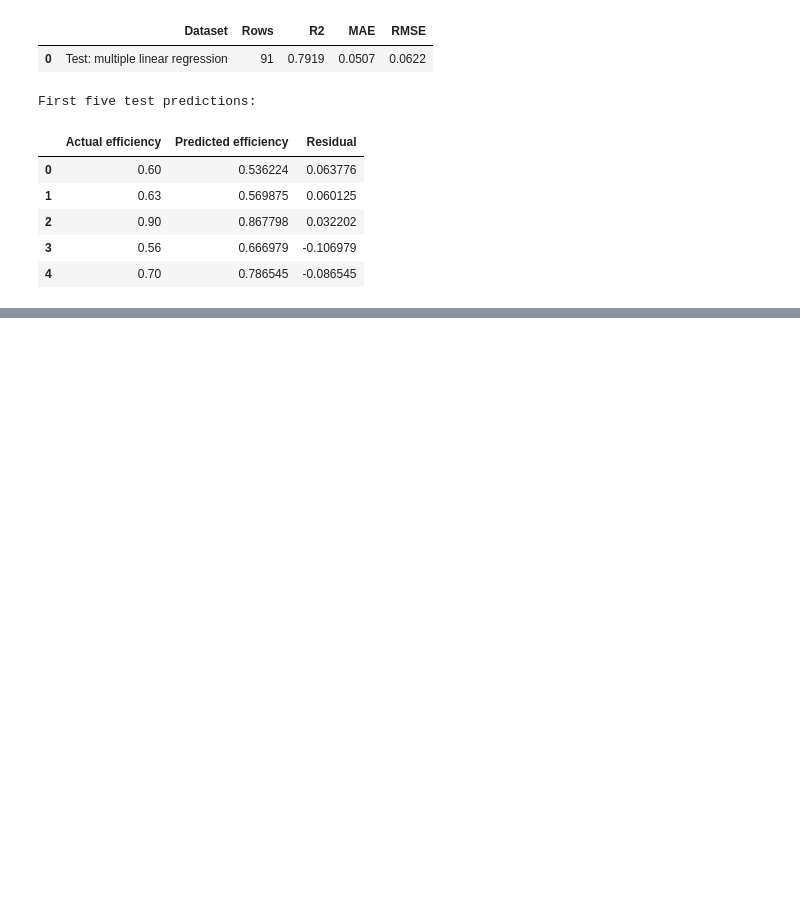
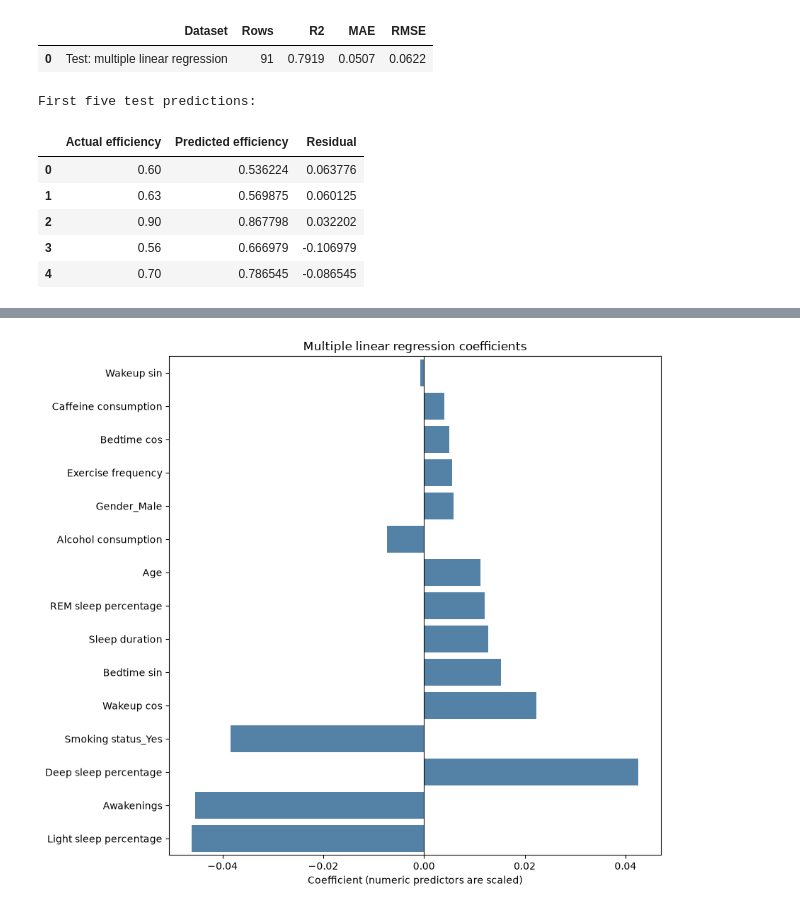
Before and after one commit to DadhaniyaAryan/sleep-efficiency-regression, a Jupyter notebook: main.ipynb, the cells around one changed output, grey strips where cells are left out. Drawn from its saved outputs; the diff is of its cells as text; code cells hidden in the pictures; blank space fills up the shorter version.

```diff
--- a/main.ipynb
+++ b/main.ipynb
@@ -236,0 +272,21 @@ First five test predictions:
+# %%
+### 8.2 Regression Coefficient Analysis
+feature_names = model.named_steps["preprocessor"].get_feature_names_out()
+# Remove ColumnTransformer prefixes (for example, "numeric__") from plot labels for more better look.
+clean_feature_names = [name.split("__", 1)[-1] for name in feature_names]
+coefficients = model.named_steps["regression"].coef_
+coefficient_table = pd.DataFrame({
+    "Feature": clean_feature_names,
+    "Coefficient": coefficients,
+}).sort_values("Coefficient", key=lambda values: values.abs())
+
+plt.figure(figsize=(9, 8))
+sns.barplot(data=coefficient_table, x="Coefficient", y="Feature", color="steelblue")
+plt.axvline(0, color="black", linewidth=0.8)
+plt.title("Multiple linear regression coefficients")
+plt.xlabel("Coefficient (numeric predictors are scaled)")
+plt.ylabel("")
+plt.tight_layout()
+plt.show()
+# %% [output]
+[figure, added]
```
Also changed, not shown: parts of 3 cells of this notebook.
